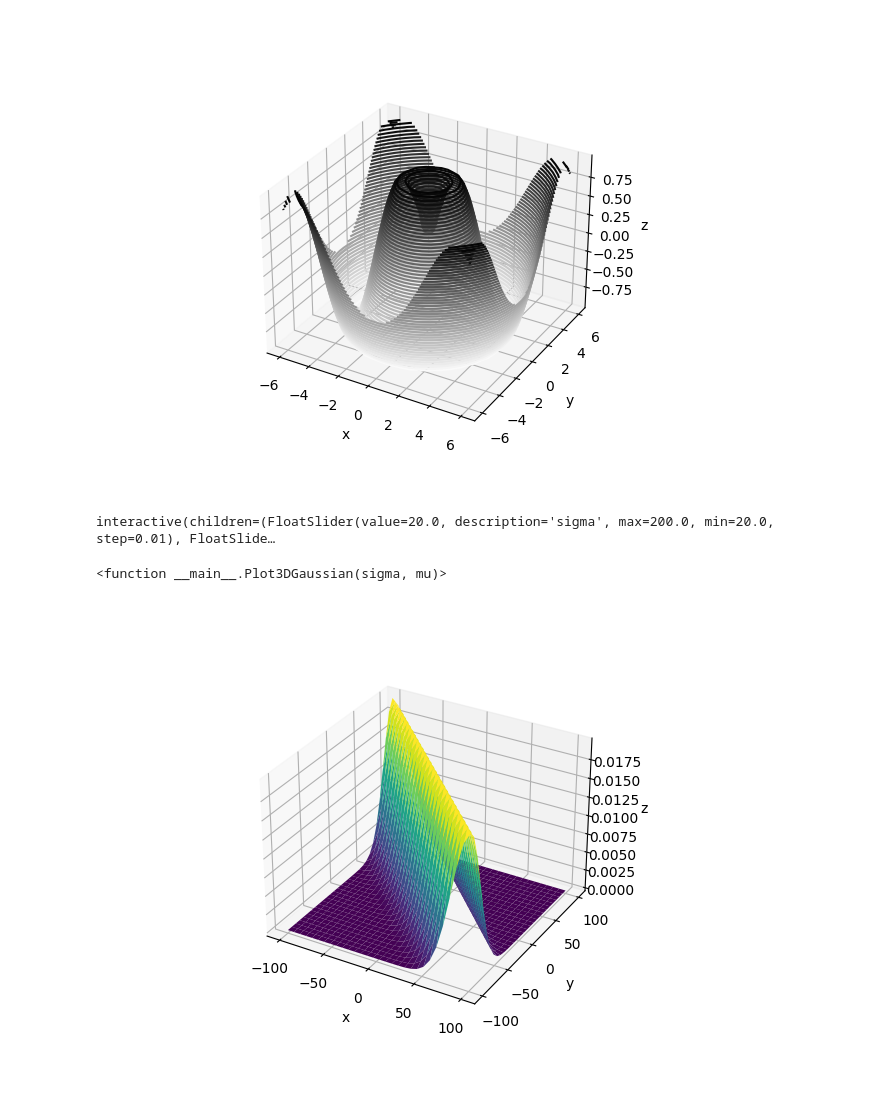
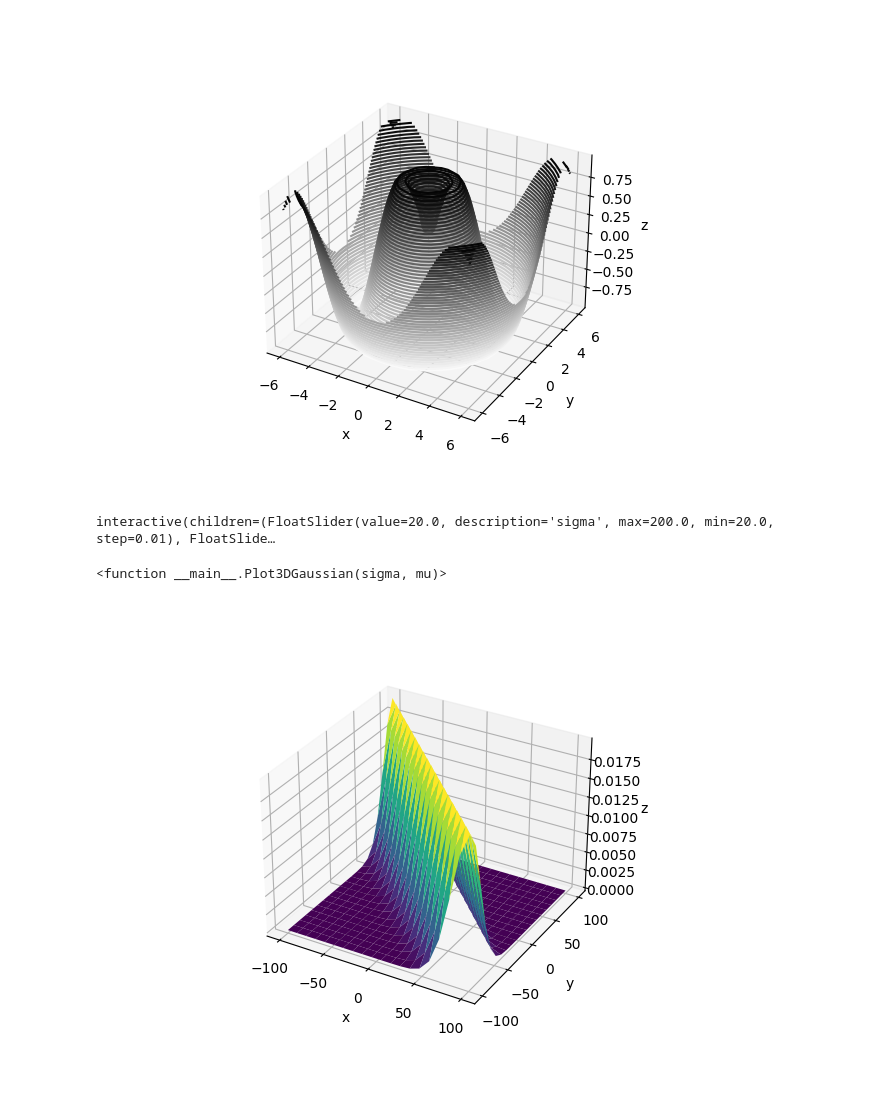
Before and after one commit to RayIci/dynamic-plot, a Jupyter notebook: 3d_dynamic_plot.ipynb, the cells around one changed output. Saved outputs shown, nothing was run; the diff lists cells and outputs as text; code cells hidden in the pictures.

```diff
--- a/3d_dynamic_plot.ipynb
+++ b/3d_dynamic_plot.ipynb
@@ -54,32 +54,36 @@ interactive(children=(FloatSlider(value=1.0, description='a', max=1.5, min=0.01,
 # %%
 def gaussian(x, y, sigma, mu):
     return (1 / (sigma * np.sqrt(2 * np.pi)) ) * np.power(np.e, -0.5 * ((x + y - mu)/sigma)**2)
 
 fig = plt.figure()
 ax = plt.axes(projection='3d')
 
-x = np.linspace(-100, 100, 30)
-y = np.linspace(-100, 100, 30)
+x = np.linspace(-100, 100, 20)
+y = np.linspace(-100, 100, 20)
 
 def Plot3DGaussian(sigma, mu):
     # creating random dataset
-    X, Y = np.meshgrid(x, y)
+    X, Y = np.meshgrid(x, y, sparse=True)
     Z = gaussian(X, Y, sigma, mu)
+
+    print("x shape=", X.shape)
+    print("y shape=", Y.shape)
+    print("z shape=", Z.shape)
 
     ax.clear()
     ax.plot_surface(X, Y, Z, rstride=1, cstride=1, cmap='viridis', edgecolor='none')
     ax.set_xlabel('x')
     ax.set_ylabel('y')
     ax.set_zlabel('z')
     fig.canvas.draw_idle()
 
 
 def createSlider(sValue, sMin, sMax, sStep):
     slider = widgets.FloatSlider(value=sValue, min=sMin, max=sMax, step=sStep)
     return slider
 
 interact(Plot3DGaussian, sigma=createSlider(1, 20, 200, 0.01), mu=createSlider(1, -100, 100, 0.01))
 # %% [output]
 interactive(children=(FloatSlider(value=20.0, description='sigma', max=200.0, min=20.0, step=0.01), FloatSlide…
 <function __main__.Plot3DGaussian(sigma, mu)>
-[figure, old version]
+[figure, new version]
```
Also changed, not shown: parts of 1 cell of this notebook.
